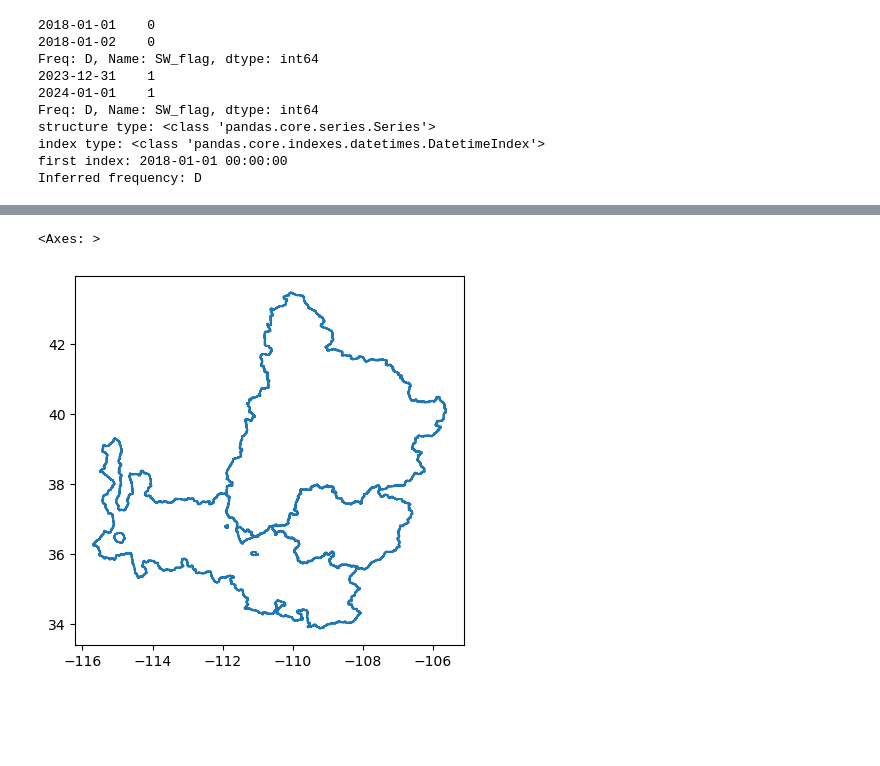
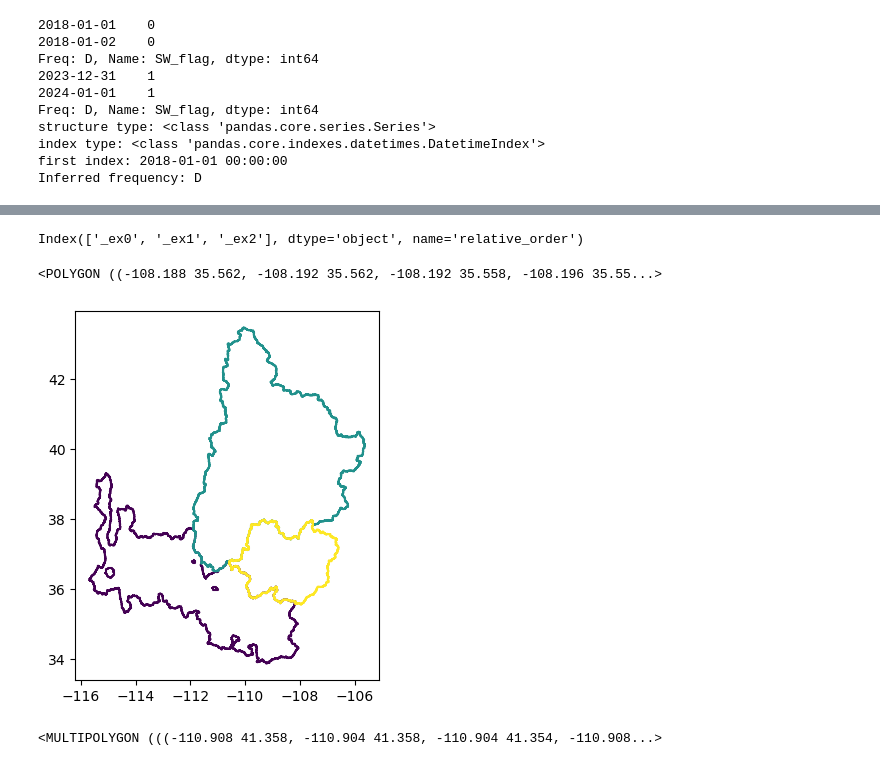
Before and after one commit to ascheliga/CYGNSS-GRACE, a Jupyter notebook: notebooks/scratchwork_LSTM_pre_processing.ipynb, the cells around one changed output, grey strips where cells are left out. Cells and saved outputs as stored; diff of their text form; code cells hidden in the pictures; blank space fills up the shorter version.

```diff
--- a/notebooks/scratchwork_LSTM_pre_processing.ipynb
+++ b/notebooks/scratchwork_LSTM_pre_processing.ipynb
@@ -118,14 +118,22 @@ def create_XOR_subasins(list_of_shps,base_gpd):
         shp_to_diff = shp.iloc[0,-1]
         processed_shps = processed_shps.difference(shp_to_diff)
         processed_shps.loc['_ex'+str(idx+1)] = shp_to_diff
+
+    # Using the .difference() method wth a shapely shape removes the crs
+    processed_shps.set_crs(base_gpd.crs,inplace=True)
+
     return processed_shps
 # %%
-XOR_gpd = create_XOR_subasins(subbasin_shps,watershed_gpd)
+XOR_geoms = create_XOR_subasins(subbasin_shps,watershed_gpd)
 # %%
-XOR_gpd.boundary.plot()
+# Sanity check, not essentia
+print(XOR_geoms.index)
+XOR_geoms.boundary.plot(cmap='viridis')
+XOR_geoms[0]
 # %% [output]
-<Axes: >
+Index(['_ex0', '_ex1', '_ex2'], dtype='object', name='relative_order')
+<POLYGON ((-108.188 35.562, -108.192 35.562, -108.192 35.558, -108.196 35.55...>
-[figure, old version]
+[figure, new version]
 # %%
 ## Can't get mode function to work easily.
 # Tried scipy and statistics modules
@@ -136,3 +144,9 @@ XOR_gpd.boundary.plot()
 #     concat_dict = concat_dict,
 #     agg_function = mode
 # )
+# %%
+subsets_gpd = pd.concat([watershed_gpd,*subbasin_shps])
+subsets_geoms = subsets_gpd['geometry'].reset_index(drop=True).add_prefix('_tot')
+subsets_geoms[0]
+# %% [output]
+<MULTIPOLYGON (((-110.908 41.358, -110.904 41.358, -110.904 41.354, -110.908...>
```
Also changed, not shown: parts of 6 cells of this notebook.
